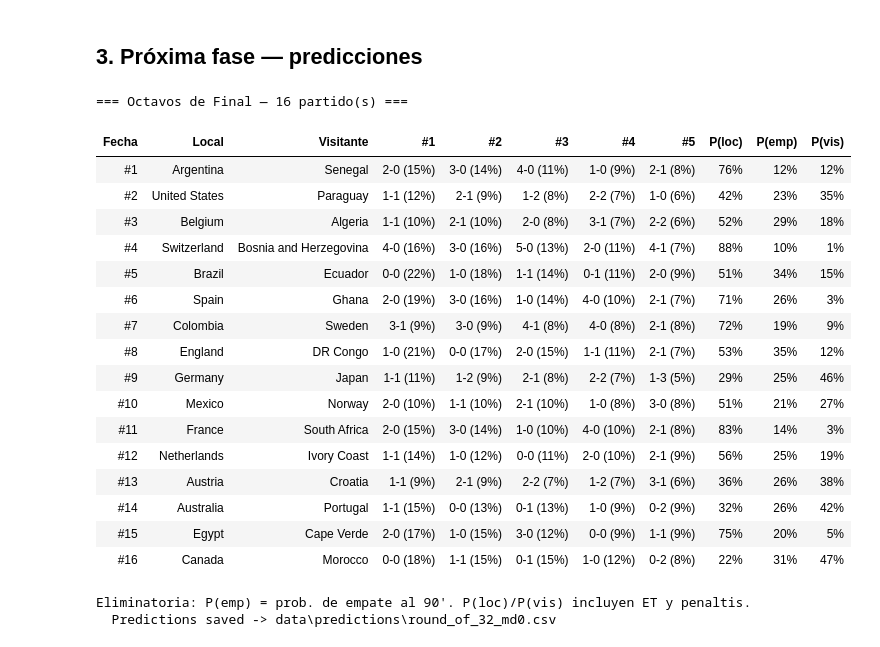
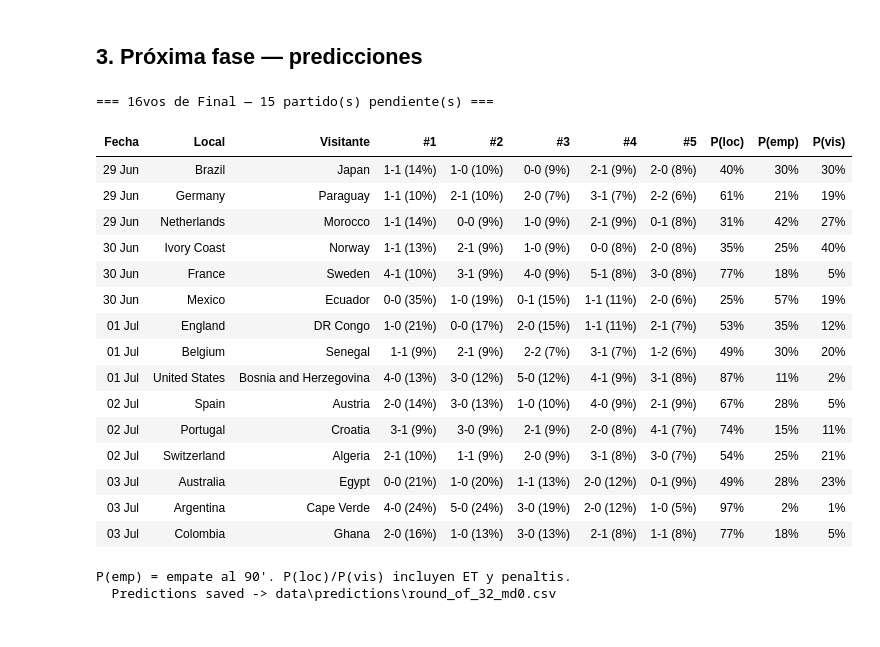
Before and after one commit to mathew-rojas/pred-mundial-2026, a Jupyter notebook: notebooks/04_live_wc2026.ipynb, the cells around one changed output. Drawn from its saved outputs; the diff is of its cells as text; code cells hidden in the pictures.

```diff
--- a/notebooks/04_live_wc2026.ipynb
+++ b/notebooks/04_live_wc2026.ipynb
@@ -360,13 +389,20 @@ if not is_knockout:
     save_phase  = 'group_stage'
     save_md     = n_gs // 24   # 0 pre-J1, 1 pre-J2, 2 pre-J3
 else:
-    bracket    = build_bracket(gs_played, ko_played)
-    next_pairs = bracket.get('next_pairs', [])
+    # Use actual scheduled fixtures from results.csv (pending WC 2026 matches).
+    # Falls back to bracket derivation only if results.csv has no pending entries
+    # (e.g. R16/QF fixtures not yet published — then derive from completed R32 results).
+    all_pending = pending.sort_values('date').copy()
+    if len(all_pending) > 0:
+        next_pairs = list(zip(all_pending['home_team'], all_pending['away_team']))
+    else:
+        bracket    = build_bracket(gs_played, ko_played)
+        next_pairs = bracket.get('next_pairs', [])
     save_phase = NEXT_PHASE
     save_md    = 0
 
 phase_title = PHASE_ES[NEXT_PHASE]
-print(f'=== {phase_title} — {len(next_pairs)} partido(s) ===\n')
+print(f'=== {phase_title} — {len(next_pairs)} partido(s) pendiente(s) ===\n')
 
 if not next_pairs:
     print('No hay partidos pendientes. Torneo finalizado.')
@@ -381,10 +417,10 @@ else:
         flat = mat.flatten()
         top_idxs = np.argsort(flat)[::-1][:5]
 
-        # Date label: available for group stage pending, match number for knockout
-        if not is_knockout:
-            date_rows = all_pending[(all_pending['home_team'] == home) & (all_pending['away_team'] == away)]
-            fecha = pd.Timestamp(date_rows['date'].iloc[0]).strftime('%d %b') if len(date_rows) > 0 else '—'
+        # Date label: actual date for group stage and scheduled KO, match number otherwise
+        date_rows = all_pending[(all_pending['home_team'] == home) & (all_pending['away_team'] == away)]
+        if len(date_rows) > 0:
+            fecha = pd.Timestamp(date_rows['date'].iloc[0]).strftime('%d %b')
         else:
             fecha = f'#{idx_m + 1}'
 
@@ -420,52 +456,51 @@ else:
     display(
         show_df.style
         .apply(_pred_row_color, axis=1)
         .hide(['p_home', 'p_draw', 'p_away'], axis='columns')
         .set_properties(**{
             'font-size': '13px',
             'text-align': 'center',
             'color': '#1a1a1a',
             'padding': '4px 8px',
         })
         .set_properties(subset=['Local', 'Visitante'], **{'text-align': 'left', 'font-weight': '500'})
         .set_table_styles([
             {'selector': 'th', 'props': [
                 ('background-color', '#1f1f1f'),
                 ('color', 'white'),
                 ('font-size', '13px'),
                 ('padding', '6px 8px'),
             ]},
             {'selector': 'table', 'props': [('border-collapse', 'collapse')]},
         ])
         .hide(axis='index')
     )
 
     if is_knockout:
-        print('Eliminatoria: P(emp) = prob. de empate al 90\'. P(loc)/P(vis) incluyen ET y penaltis.')
+        print('P(emp) = empate al 90\'. P(loc)/P(vis) incluyen ET y penaltis.')
     else:
         print('Verde = favorito claro (>60%) · Amarillo = leve ventaja (45-60%) · Blanco = parejo')
 
     save_predictions(preds_next, phase=save_phase, matchday=save_md)
 # %% [output]
-=== Octavos de Final — 16 partido(s) ===
+=== 16vos de Final — 15 partido(s) pendiente(s) ===
 | Fecha | Local | Visitante | #1 | #2 | #3 | #4 | #5 | P(loc) | P(emp) | P(vis) |
-| #1 | Argentina | Senegal | 2-0 (15%) | 3-0 (14%) | 4-0 (11%) | 1-0 (9%) | 2-1 (8%) | 76% | 12% | 12% |
-| #2 | United States | Paraguay | 1-1 (12%) | 2-1 (9%) | 1-2 (8%) | 2-2 (7%) | 1-0 (6%) | 42% | 23% | 35% |
-| #3 | Belgium | Algeria | 1-1 (10%) | 2-1 (10%) | 2-0 (8%) | 3-1 (7%) | 2-2 (6%) | 52% | 29% | 18% |
-| #4 | Switzerland | Bosnia and Herzegovina | 4-0 (16%) | 3-0 (16%) | 5-0 (13%) | 2-0 (11%) | 4-1 (7%) | 88% | 10% | 1% |
-| #5 | Brazil | Ecuador | 0-0 (22%) | 1-0 (18%) | 1-1 (14%) | 0-1 (11%) | 2-0 (9%) | 51% | 34% | 15% |
-| #6 | Spain | Ghana | 2-0 (19%) | 3-0 (16%) | 1-0 (14%) | 4-0 (10%) | 2-1 (7%) | 71% | 26% | 3% |
-| #7 | Colombia | Sweden | 3-1 (9%) | 3-0 (9%) | 4-1 (8%) | 4-0 (8%) | 2-1 (8%) | 72% | 19% | 9% |
-| #8 | England | DR Congo | 1-0 (21%) | 0-0 (17%) | 2-0 (15%) | 1-1 (11%) | 2-1 (7%) | 53% | 35% | 12% |
-| #9 | Germany | Japan | 1-1 (11%) | 1-2 (9%) | 2-1 (8%) | 2-2 (7%) | 1-3 (5%) | 29% | 25% | 46% |
-| #10 | Mexico | Norway | 2-0 (10%) | 1-1 (10%) | 2-1 (10%) | 1-0 (8%) | 3-0 (8%) | 51% | 21% | 27% |
-| #11 | France | South Africa | 2-0 (15%) | 3-0 (14%) | 1-0 (10%) | 4-0 (10%) | 2-1 (8%) | 83% | 14% | 3% |
-| #12 | Netherlands | Ivory Coast | 1-1 (14%) | 1-0 (12%) | 0-0 (11%) | 2-0 (10%) | 2-1 (9%) | 56% | 25% | 19% |
-| #13 | Austria | Croatia | 1-1 (9%) | 2-1 (9%) | 2-2 (7%) | 1-2 (7%) | 3-1 (6%) | 36% | 26% | 38% |
-| #14 | Australia | Portugal | 1-1 (15%) | 0-0 (13%) | 0-1 (13%) | 1-0 (9%) | 0-2 (9%) | 32% | 26% | 42% |
-| #15 | Egypt | Cape Verde | 2-0 (17%) | 1-0 (15%) | 3-0 (12%) | 0-0 (9%) | 1-1 (9%) | 75% | 20% | 5% |
-| #16 | Canada | Morocco | 0-0 (18%) | 1-1 (15%) | 0-1 (15%) | 1-0 (12%) | 0-2 (8%) | 22% | 31% | 47% |
+| 29 Jun | Brazil | Japan | 1-1 (14%) | 1-0 (10%) | 0-0 (9%) | 2-1 (9%) | 2-0 (8%) | 40% | 30% | 30% |
+| 29 Jun | Germany | Paraguay | 1-1 (10%) | 2-1 (10%) | 2-0 (7%) | 3-1 (7%) | 2-2 (6%) | 61% | 21% | 19% |
+| 29 Jun | Netherlands | Morocco | 1-1 (14%) | 0-0 (9%) | 1-0 (9%) | 2-1 (9%) | 0-1 (8%) | 31% | 42% | 27% |
+| 30 Jun | Ivory Coast | Norway | 1-1 (13%) | 2-1 (9%) | 1-0 (9%) | 0-0 (8%) | 2-0 (8%) | 35% | 25% | 40% |
+| 30 Jun | France | Sweden | 4-1 (10%) | 3-1 (9%) | 4-0 (9%) | 5-1 (8%) | 3-0 (8%) | 77% | 18% | 5% |
+| 30 Jun | Mexico | Ecuador | 0-0 (35%) | 1-0 (19%) | 0-1 (15%) | 1-1 (11%) | 2-0 (6%) | 25% | 57% | 19% |
+| 01 Jul | England | DR Congo | 1-0 (21%) | 0-0 (17%) | 2-0 (15%) | 1-1 (11%) | 2-1 (7%) | 53% | 35% | 12% |
+| 01 Jul | Belgium | Senegal | 1-1 (9%) | 2-1 (9%) | 2-2 (7%) | 3-1 (7%) | 1-2 (6%) | 49% | 30% | 20% |
+| 01 Jul | United States | Bosnia and Herzegovina | 4-0 (13%) | 3-0 (12%) | 5-0 (12%) | 4-1 (9%) | 3-1 (8%) | 87% | 11% | 2% |
+| 02 Jul | Spain | Austria | 2-0 (14%) | 3-0 (13%) | 1-0 (10%) | 4-0 (9%) | 2-1 (9%) | 67% | 28% | 5% |
+| 02 Jul | Portugal | Croatia | 3-1 (9%) | 3-0 (9%) | 2-1 (9%) | 2-0 (8%) | 4-1 (7%) | 74% | 15% | 11% |
+| 02 Jul | Switzerland | Algeria | 2-1 (10%) | 1-1 (9%) | 2-0 (9%) | 3-1 (8%) | 3-0 (7%) | 54% | 25% | 21% |
+| 03 Jul | Australia | Egypt | 0-0 (21%) | 1-0 (20%) | 1-1 (13%) | 2-0 (12%) | 0-1 (9%) | 49% | 28% | 23% |
+| 03 Jul | Argentina | Cape Verde | 4-0 (24%) | 5-0 (24%) | 3-0 (19%) | 2-0 (12%) | 1-0 (5%) | 97% | 2% | 1% |
+| 03 Jul | Colombia | Ghana | 2-0 (16%) | 1-0 (13%) | 3-0 (13%) | 2-1 (8%) | 1-1 (8%) | 77% | 18% | 5% |
-Eliminatoria: P(emp) = prob. de empate al 90'. P(loc)/P(vis) incluyen ET y penaltis.
+P(emp) = empate al 90'. P(loc)/P(vis) incluyen ET y penaltis.
   Predictions saved -> data\predictions\round_of_32_md0.csv
 # %% [markdown]
 ## Cómo usar — una sola receta para todo el torneo
```
Also changed, not shown: parts of 6 cells of this notebook.
